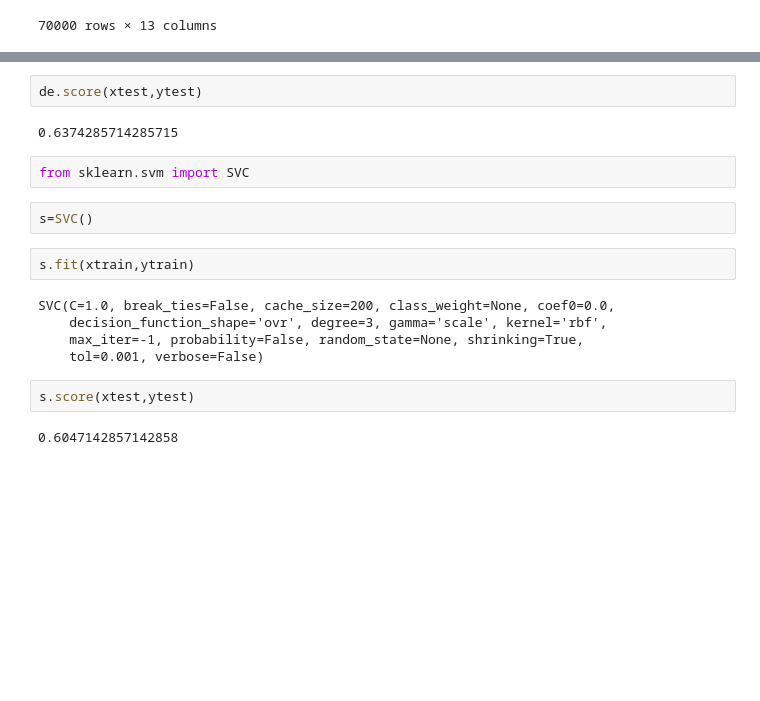
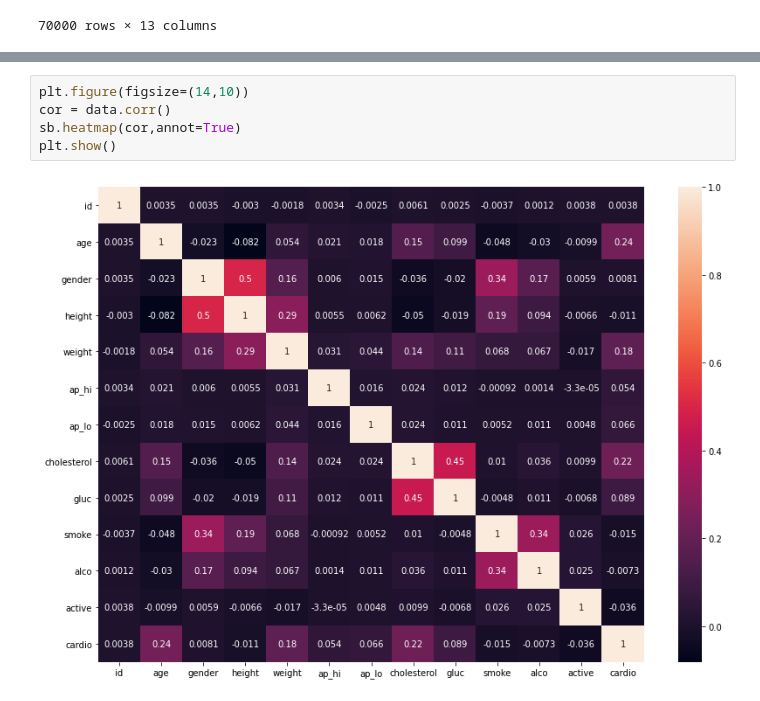
Before and after one commit to Prattoypaul/myml, a Jupyter notebook: projectHeart.ipynb, the cells around one changed output, grey strips where cells are left out. Cells and saved outputs as stored; diff of their text form; blank space fills up the shorter version.

```diff
--- a/projectHeart.ipynb
+++ b/projectHeart.ipynb
@@ -214,19 +58,7 @@ DecisionTreeClassifier(ccp_alpha=0.0, class_weight=None, criterion='gini',
-# %%
-de.score(xtest,ytest)
-# %% [output]
-0.6374285714285715
-# %%
-from sklearn.svm import SVC
-# %%
-s=SVC()
-# %%
-s.fit(xtrain,ytrain)
-# %% [output]
-SVC(C=1.0, break_ties=False, cache_size=200, class_weight=None, coef0=0.0,
-    decision_function_shape='ovr', degree=3, gamma='scale', kernel='rbf',
-    max_iter=-1, probability=False, random_state=None, shrinking=True,
-    tol=0.001, verbose=False)
-# %%
-s.score(xtest,ytest)
-# %% [output]
-0.6047142857142858
+# %%
+plt.figure(figsize=(14,10))
+cor = data.corr()
+sb.heatmap(cor,annot=True)
+plt.show()
+# %% [output]
+[figure, added]
```
Also changed, not shown: parts of 27 cells of this notebook.
